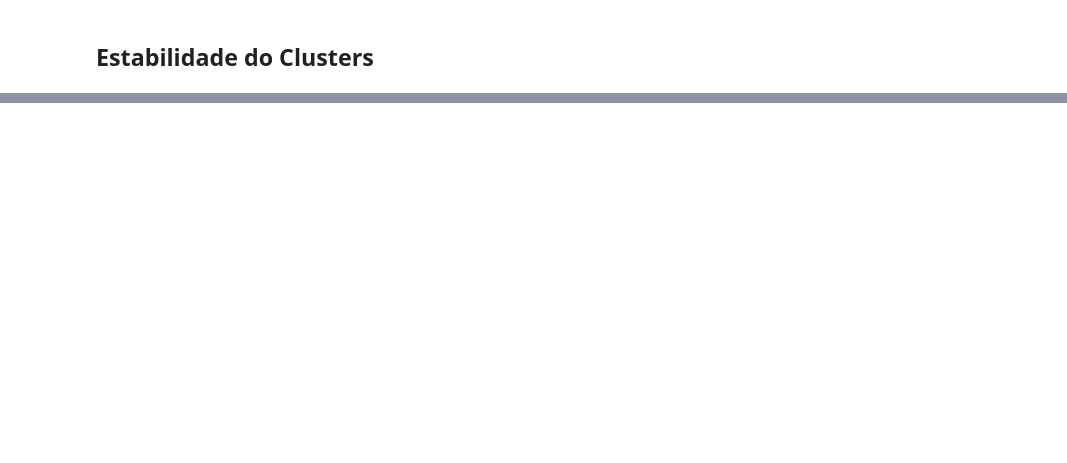
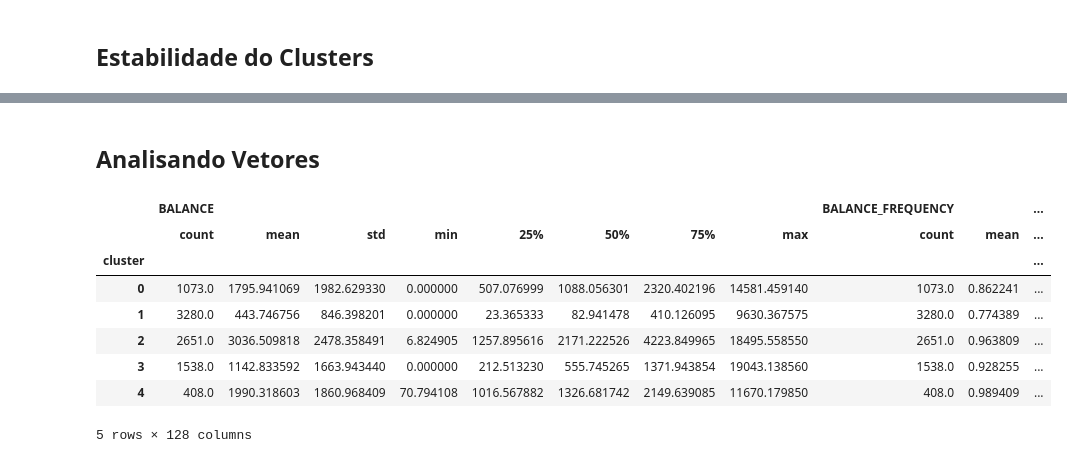
Before and after one commit to matheus7c/data-science, a Jupyter notebook: machine-learning/05-clustering-extracting-data-patterns/01-lesson.ipynb, the cells around one changed output, grey strips where cells are left out. Cells and saved outputs as stored; diff of their text form; code cells hidden in the pictures; blank space fills up the shorter version.

```diff
--- a/machine-learning/05-clustering-extracting-data-patterns/01-lesson.ipynb
+++ b/machine-learning/05-clustering-extracting-data-patterns/01-lesson.ipynb
@@ -199,0 +215,3 @@ print(s3, dbs3, calinski3)
+# %%
+import seaborn as sns
+df["cluster"] = labels
@@ -199,0 +220,14 @@ print(s3, dbs3, calinski3)
+# %% [markdown]
+## Analisando Vetores
+# %%
+df.groupby("cluster").describe()
+# %% [output]
+|  | BALANCE |  |  |  |  |  |  |  | BALANCE_FREQUENCY |  | ... |
+|  | count | mean | std | min | 25% | 50% | 75% | max | count | mean | ... |
+| cluster |  |  |  |  |  |  |  |  |  |  | ... |
+| 0 | 1073.0 | 1795.941069 | 1982.629330 | 0.000000 | 507.076999 | 1088.056301 | 2320.402196 | 14581.459140 | 1073.0 | 0.862241 | ... |
+| 1 | 3280.0 | 443.746756 | 846.398201 | 0.000000 | 23.365333 | 82.941478 | 410.126095 | 9630.367575 | 3280.0 | 0.774389 | ... |
+| 2 | 2651.0 | 3036.509818 | 2478.358491 | 6.824905 | 1257.895616 | 2171.222526 | 4223.849965 | 18495.558550 | 2651.0 | 0.963809 | ... |
+| 3 | 1538.0 | 1142.833592 | 1663.943440 | 0.000000 | 212.513230 | 555.745265 | 1371.943854 | 19043.138560 | 1538.0 | 0.928255 | ... |
+| 4 | 408.0 | 1990.318603 | 1860.968409 | 70.794108 | 1016.567882 | 1326.681742 | 2149.639085 | 11670.179850 | 408.0 | 0.989409 | ... |
+5 rows × 128 columns
```
Also changed, not shown: parts of 22 cells of this notebook.
